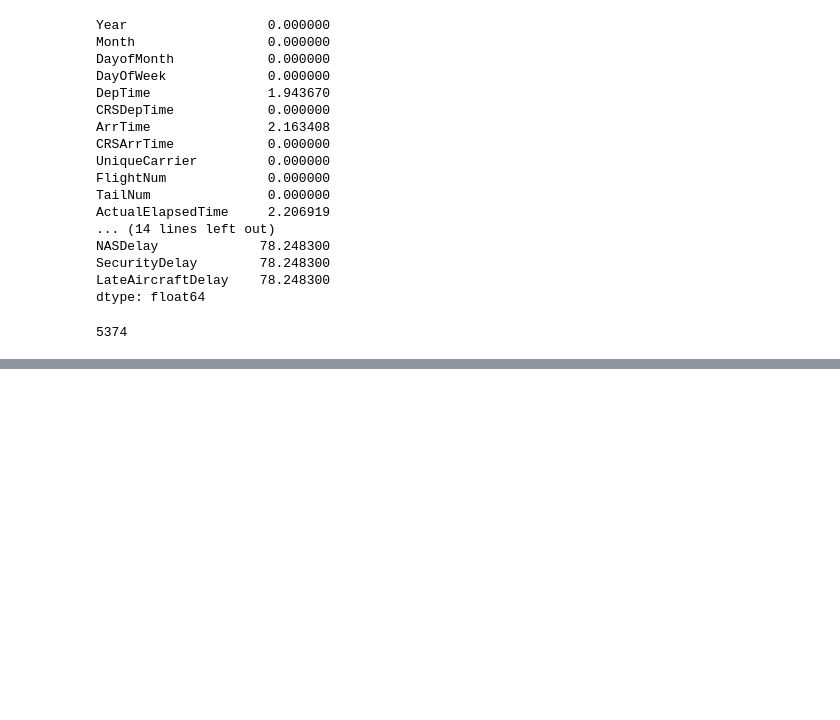
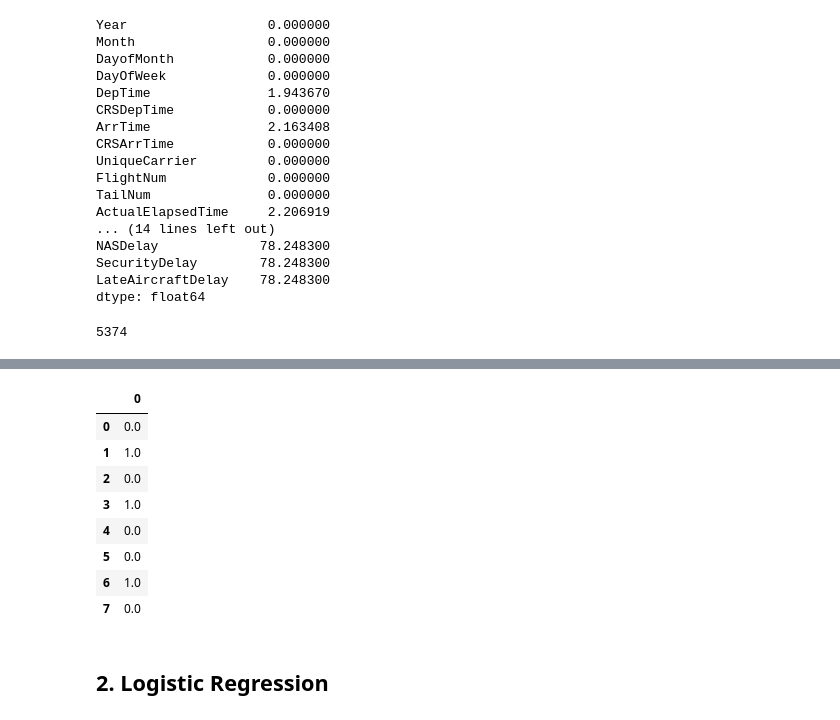
Before and after one commit to ngkhiem97/cbd_robotics_week_8, a Jupyter notebook: assignment_5.ipynb, the cells around one changed output, grey strips where cells are left out. Cells and saved outputs as stored; diff of their text form; code cells hidden in the pictures; blank space fills up the shorter version.

```diff
--- a/assignment_5.ipynb
+++ b/assignment_5.ipynb
@@ -221,0 +292,2 @@ print (data[['TailNumLetter', 'TailNum', 'TailNumCode']].head())
+# %%
+data = data.sample(frac=0.05, random_state=1)
@@ -221,0 +296,3 @@ print (data[['TailNumLetter', 'TailNum', 'TailNumCode']].head())
+# %%
+X = data.drop(['Late'], axis=1)
+Y = data["Late"]
@@ -221,0 +303,4 @@ print (data[['TailNumLetter', 'TailNum', 'TailNumCode']].head())
+# %%
+from sklearn.model_selection import train_test_split
+
+X_train, X_test, Y_train, Y_test = train_test_split(X, Y, test_size = 0.2, random_state = 0)
@@ -221,0 +309,8 @@ print (data[['TailNumLetter', 'TailNum', 'TailNumCode']].head())
+# %%
+from sklearn.naive_bayes import GaussianNB
+from sklearn.metrics import classification_report
+
+gaussian = GaussianNB()
+gaussian.fit(X_train, Y_train)
+Y_predict = gaussian.predict(X_test)
+print(classification_report(Y_test, Y_predict))
@@ -221,0 +340,14 @@ print (data[['TailNumLetter', 'TailNum', 'TailNumCode']].head())
+# %%
+pd.DataFrame(Y_predict).head(8)
+# %% [output]
+|  | 0 |
+| 0 | 0.0 |
+| 1 | 1.0 |
+| 2 | 0.0 |
+| 3 | 1.0 |
+| 4 | 0.0 |
+| 5 | 0.0 |
+| 6 | 1.0 |
+| 7 | 0.0 |
+# %% [markdown]
+## 2. Logistic Regression
```
Also changed, not shown: parts of 111 cells of this notebook.
